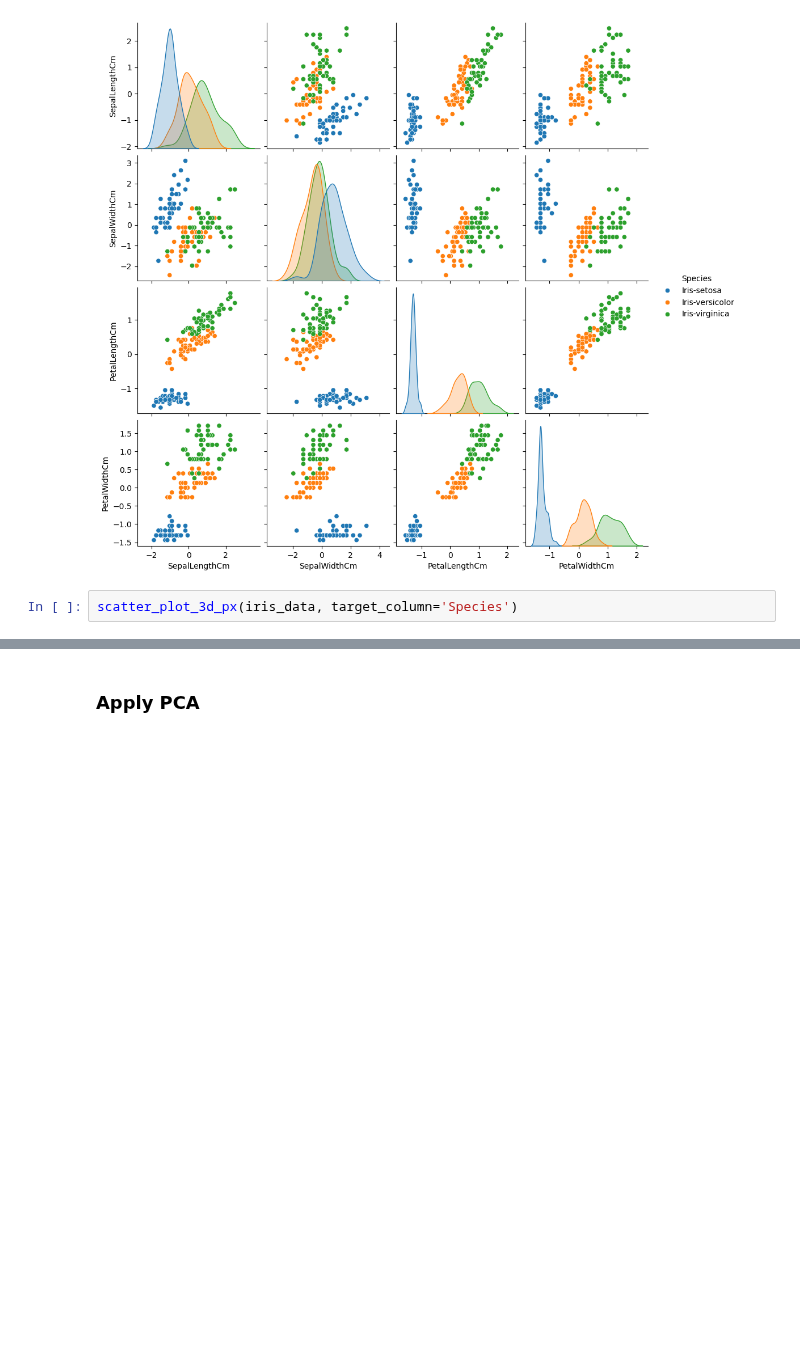
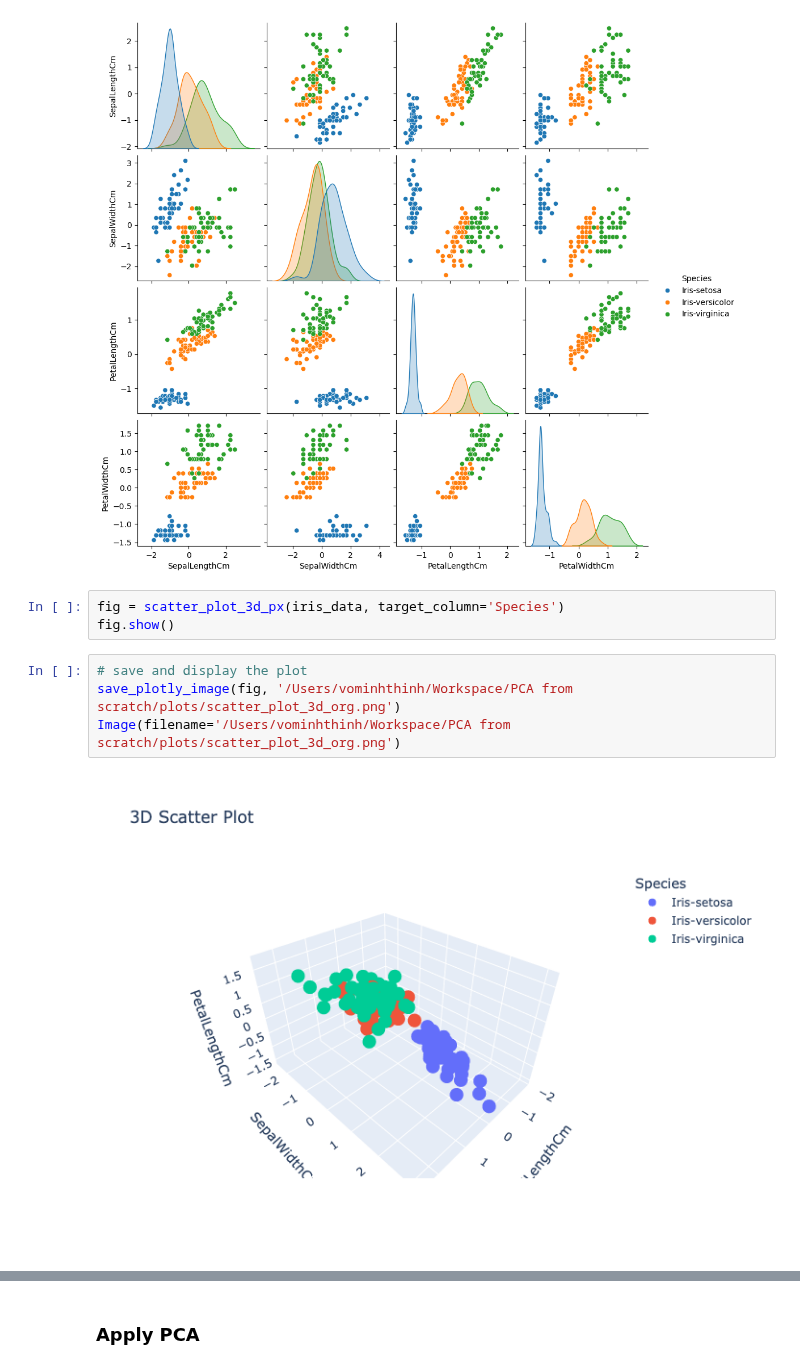
Before and after one commit to finalFlash159/PCA-from-scratch, a Jupyter notebook: src/visualize.ipynb, the cells around one changed output, grey strips where cells are left out. Drawn from its saved outputs; the diff is of its cells as text; blank space fills up the shorter version.

Commit message:
update to save and display plots

```diff
--- a/src/visualize.ipynb
+++ b/src/visualize.ipynb
@@ -61,5 +61,12 @@ scatter_plot(iris_data, target_column='Species')
 # %% [output]
 [figure]
 # %%
-scatter_plot_3d_px(iris_data, target_column='Species')
+fig = scatter_plot_3d_px(iris_data, target_column='Species')
+fig.show()
+# %%
+# save and display the plot
+save_plotly_image(fig, '/Users/vominhthinh/Workspace/PCA from scratch/plots/scatter_plot_3d_org.png')
+Image(filename='/Users/vominhthinh/Workspace/PCA from scratch/plots/scatter_plot_3d_org.png')
+# %% [output]
+[figure, added]
 # %%
```
Also changed, not shown: parts of 9 cells of this notebook, 1 other file.
